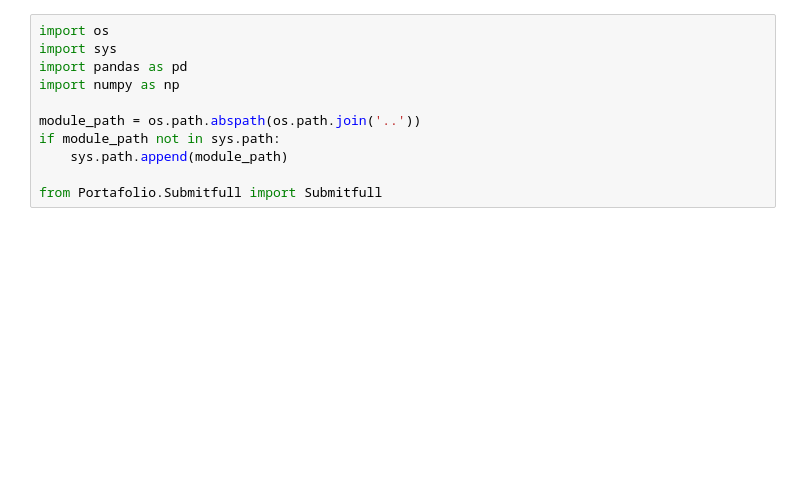
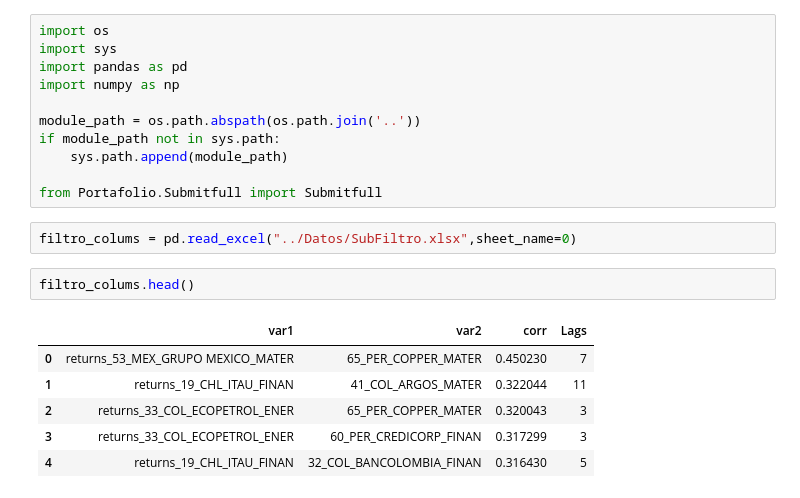
Before and after one commit to MauricioACN/AnalisisAcciones, a Jupyter notebook: Processing/AccionesAnalisis.ipynb, the cells around one changed output. Drawn from its saved outputs; the diff is of its cells as text; blank space fills up the shorter version.

```diff
--- a/Processing/AccionesAnalisis.ipynb
+++ b/Processing/AccionesAnalisis.ipynb
@@ -9,3 +9,14 @@ if module_path not in sys.path:
     sys.path.append(module_path)
 
 from Portafolio.Submitfull import Submitfull
+# %%
+filtro_colums = pd.read_excel("../Datos/SubFiltro.xlsx",sheet_name=0)
+# %%
+filtro_colums.head()
+# %% [output]
+|  | var1 | var2 | corr | Lags |
+| 0 | returns_53_MEX_GRUPO MEXICO_MATER | 65_PER_COPPER_MATER | 0.450230 | 7 |
+| 1 | returns_19_CHL_ITAU_FINAN | 41_COL_ARGOS_MATER | 0.322044 | 11 |
+| 2 | returns_33_COL_ECOPETROL_ENER | 65_PER_COPPER_MATER | 0.320043 | 3 |
+| 3 | returns_33_COL_ECOPETROL_ENER | 60_PER_CREDICORP_FINAN | 0.317299 | 3 |
+| 4 | returns_19_CHL_ITAU_FINAN | 32_COL_BANCOLOMBIA_FINAN | 0.316430 | 5 |
```
Also changed, not shown: parts of 13 cells of this notebook, 3 other files.
